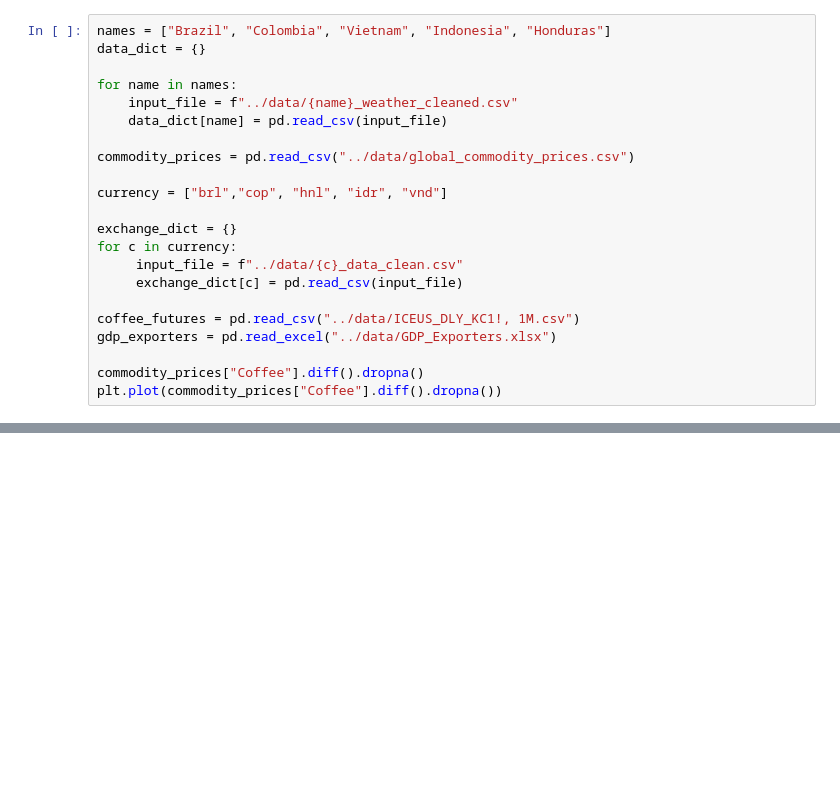
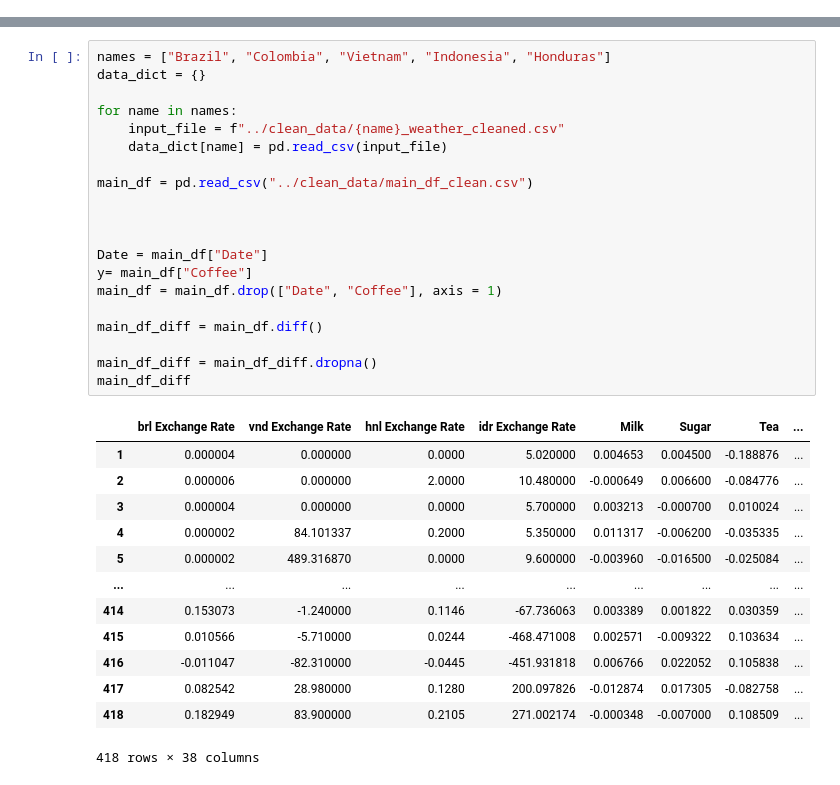
Before and after one commit to NicolasMSalas/eco395m_ml_coffee_trees, a Jupyter notebook: code/knn_regression.ipynb, the cells around one changed output, grey strips where cells are left out. Drawn from its saved outputs; the diff is of its cells as text; blank space fills up the shorter version.

```diff
--- a/code/knn_regression.ipynb
+++ b/code/knn_regression.ipynb
@@ -19,22 +20,0 @@ import seaborn as sns
-# %%
-names = ["Brazil", "Colombia", "Vietnam", "Indonesia", "Honduras"]
-data_dict = {}
-
-for name in names:
-    input_file = f"../data/{name}_weather_cleaned.csv"
-    data_dict[name] = pd.read_csv(input_file)
-
-commodity_prices = pd.read_csv("../data/global_commodity_prices.csv")
-
-currency = ["brl","cop", "hnl", "idr", "vnd"]
-
-exchange_dict = {}
-for c in currency:
-     input_file = f"../data/{c}_data_clean.csv"
-     exchange_dict[c] = pd.read_csv(input_file)
-
-coffee_futures = pd.read_csv("../data/ICEUS_DLY_KC1!, 1M.csv")
-gdp_exporters = pd.read_excel("../data/GDP_Exporters.xlsx")
-
-commodity_prices["Coffee"].diff().dropna()
-plt.plot(commodity_prices["Coffee"].diff().dropna())
@@ -73 +21,35 @@ exchange_dict["vnd"] = exchange_dict["vnd"].interpolate(method="linear")
+# %%
+names = ["Brazil", "Colombia", "Vietnam", "Indonesia", "Honduras"]
+data_dict = {}
+
+for name in names:
+    input_file = f"../clean_data/{name}_weather_cleaned.csv"
+    data_dict[name] = pd.read_csv(input_file)
+
+main_df = pd.read_csv("../clean_data/main_df_clean.csv")
+
+
+
+Date = main_df["Date"]
+y= main_df["Coffee"]
+main_df = main_df.drop(["Date", "Coffee"], axis = 1)
+
+main_df_diff = main_df.diff()
+
+main_df_diff = main_df_diff.dropna()
+main_df_diff
+# %% [output]
+|  | brl Exchange Rate | vnd Exchange Rate | hnl Exchange Rate | idr Exchange Rate | Milk | Sugar | Tea | ... |
+| 1 | 0.000004 | 0.000000 | 0.0000 | 5.020000 | 0.004653 | 0.004500 | -0.188876 | ... |
+| 2 | 0.000006 | 0.000000 | 2.0000 | 10.480000 | -0.000649 | 0.006600 | -0.084776 | ... |
+| 3 | 0.000004 | 0.000000 | 0.0000 | 5.700000 | 0.003213 | -0.000700 | 0.010024 | ... |
+| 4 | 0.000002 | 84.101337 | 0.2000 | 5.350000 | 0.011317 | -0.006200 | -0.035335 | ... |
+| 5 | 0.000002 | 489.316870 | 0.0000 | 9.600000 | -0.003960 | -0.016500 | -0.025084 | ... |
+| ... | ... | ... | ... | ... | ... | ... | ... | ... |
+| 414 | 0.153073 | -1.240000 | 0.1146 | -67.736063 | 0.003389 | 0.001822 | 0.030359 | ... |
+| 415 | 0.010566 | -5.710000 | 0.0244 | -468.471008 | 0.002571 | -0.009322 | 0.103634 | ... |
+| 416 | -0.011047 | -82.310000 | -0.0445 | -451.931818 | 0.006766 | 0.022052 | 0.105838 | ... |
+| 417 | 0.082542 | 28.980000 | 0.1280 | 200.097826 | -0.012874 | 0.017305 | -0.082758 | ... |
+| 418 | 0.182949 | 83.900000 | 0.2105 | 271.002174 | -0.000348 | -0.007000 | 0.108509 | ... |
+418 rows × 38 columns
 # %%
```
Also changed, not shown: parts of 14 cells of this notebook.
